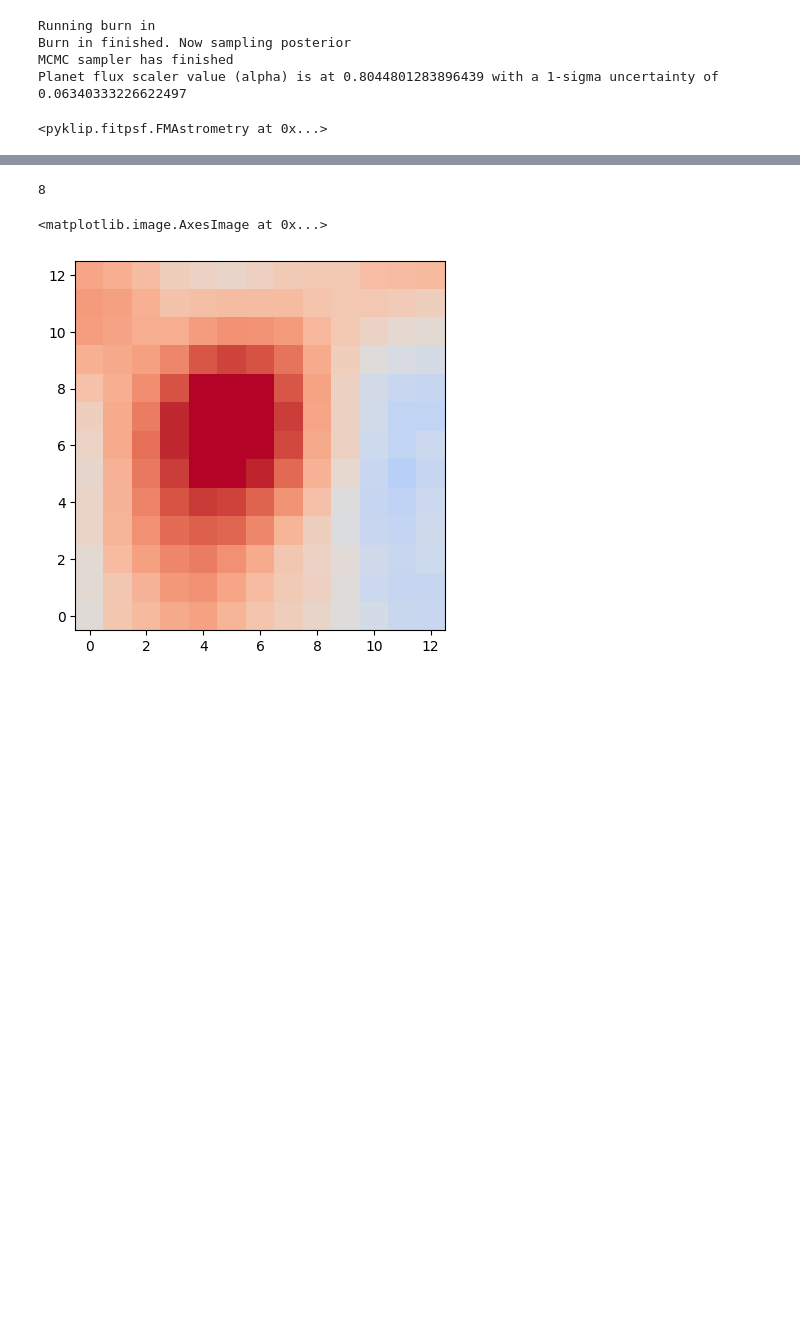
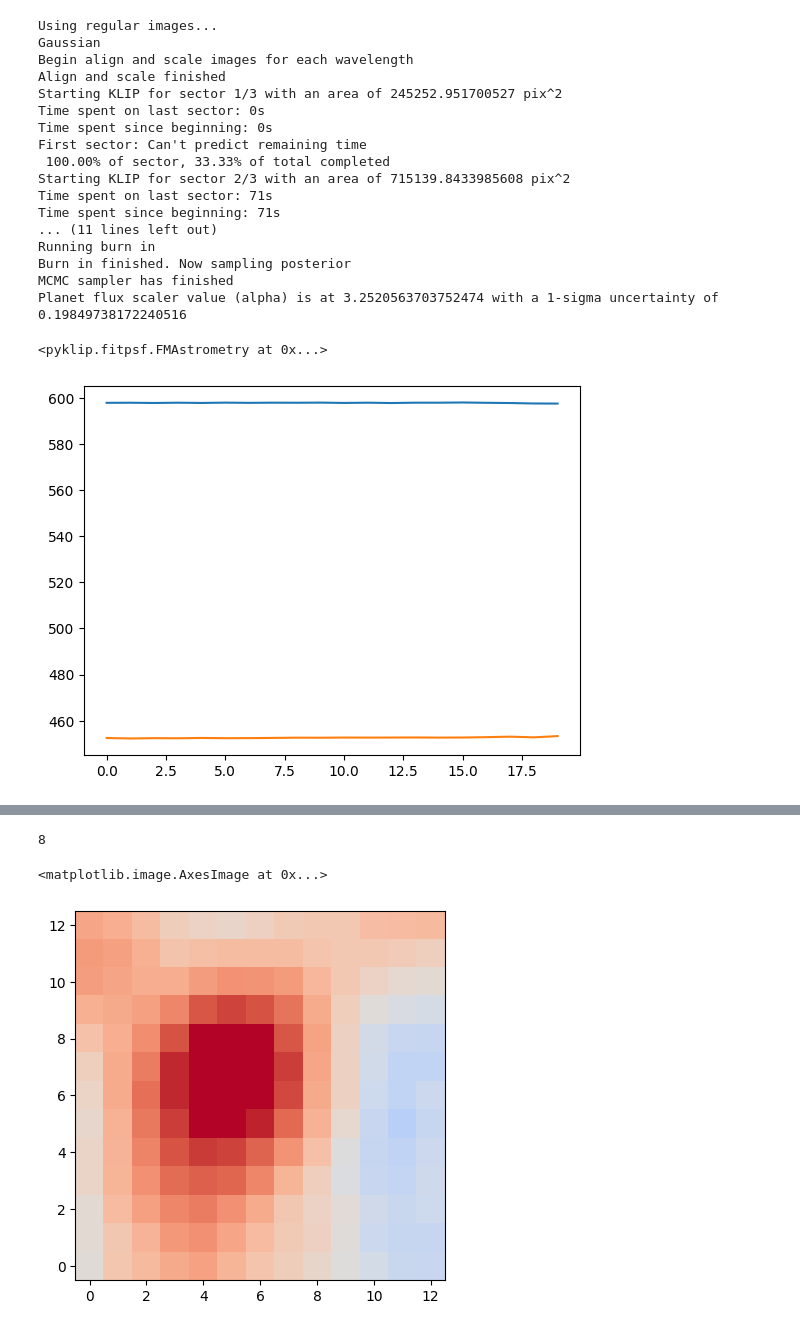
Before and after one commit to benlchang/HD47127-b-ADI, a Jupyter notebook: HD47127_ADI.ipynb, the cells around one changed output, grey strips where cells are left out. Cells and saved outputs as stored; diff of their text form; code cells hidden in the pictures; blank space fills up the shorter version.

```diff
--- a/HD47127_ADI.ipynb
+++ b/HD47127_ADI.ipynb
@@ -40,30 +481,0 @@ Imported packages.
-# %%
-conv = 2*math.sqrt(2*math.log(2))
-# print(math.log(2))
-
-data_imgs = {}
-residual_imgs = {}
-
-univ_fwhms = {
-    # '02_H': 2.03060614 * conv,
-    '02_H': 1.9005308253304707 * conv,      # 2/17/26: new value after narrowing fwhm fit from starData
-    # '12_Kshort': 1.990643135 * conv,
-    '12_Kshort': 2.1092640153366387 * conv,  # 2/17/26: new value after narrowing fwhm fit from starData
-    '12_CH4short': 1.557713995 * conv,
-    '12_J': 1.590564054040125 * conv       # 2/2/26: new value after narrowing fwhm fit from starData
-}
-
-resid_ctrs = {
-    "02_H": [7, 6],
-    "12_J": [7, 5],
-    "12_CH4short": [6, 6],
-    "12_Kshort": [7, 5]
-}
-
-#(x, y)
-adi_ctrs = {
-    '02_H': (613, 434),
-    '12_Kshort': (618, 431),
-    '12_CH4short': (599, 454),
-    '12_J': (611, 436)
-}
@@ -512,11 +508,31 @@ Fixing cleaned images...
-# %%
-processFMObject(band, 2.5, cleaned=False)
-# %% [output]
-Running burn in
-Burn in finished. Now sampling posterior
-MCMC sampler has finished
-Planet flux scaler value (alpha) is at 0.8044801283896439 with a 1-sigma uncertainty of 0.06340333226622497
-<pyklip.fitpsf.FMAstrometry at 0x...>
+# %%
+# RUN THIS ONE KYRA
+
+band = "12_CH4short"
+gaussian = makeGaussian(size=15, amplitude=30, fwhm=univ_fwhms[band])
+gaussian_base_signal = np.matrix.sum(np.matrix(gaussian))
+forwardmodel(band, gaussian=gaussian, fwhm=univ_fwhms[band], cleaned=False, usepatched=False, makepatched=False)
+processFMObject(band, univ_fwhms[band], cleaned=True)
+# %% [output]
+Using regular images...
+Gaussian
+Begin align and scale images for each wavelength
+Align and scale finished
+Starting KLIP for sector 1/3 with an area of 245252.951700527 pix^2
+Time spent on last sector: 0s
+Time spent since beginning: 0s
+First sector: Can't predict remaining time
+ 100.00% of sector, 33.33% of total completed
+Starting KLIP for sector 2/3 with an area of 715139.8433985608 pix^2
+Time spent on last sector: 71s
+Time spent since beginning: 71s
+... (11 lines left out)
+Running burn in
+Burn in finished. Now sampling posterior
+MCMC sampler has finished
+Planet flux scaler value (alpha) is at 3.2520563703752474 with a 1-sigma uncertainty of 0.19849738172240516
+<pyklip.fitpsf.FMAstrometry at 0x...>
+[figure, added]
 # %%
 bands = [
     # "02_H",
```
Also changed, not shown: parts of 22 cells of this notebook, 1 other file.
